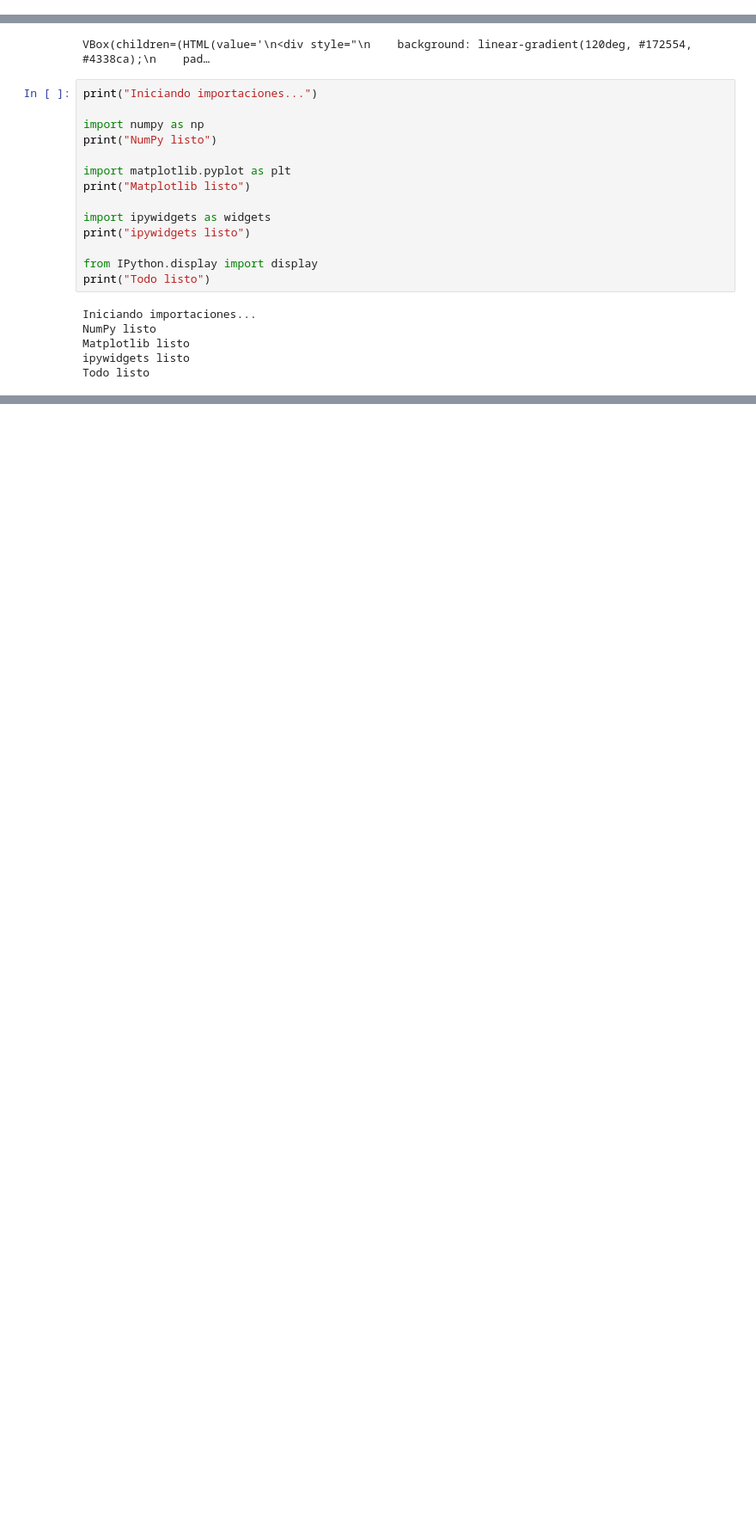
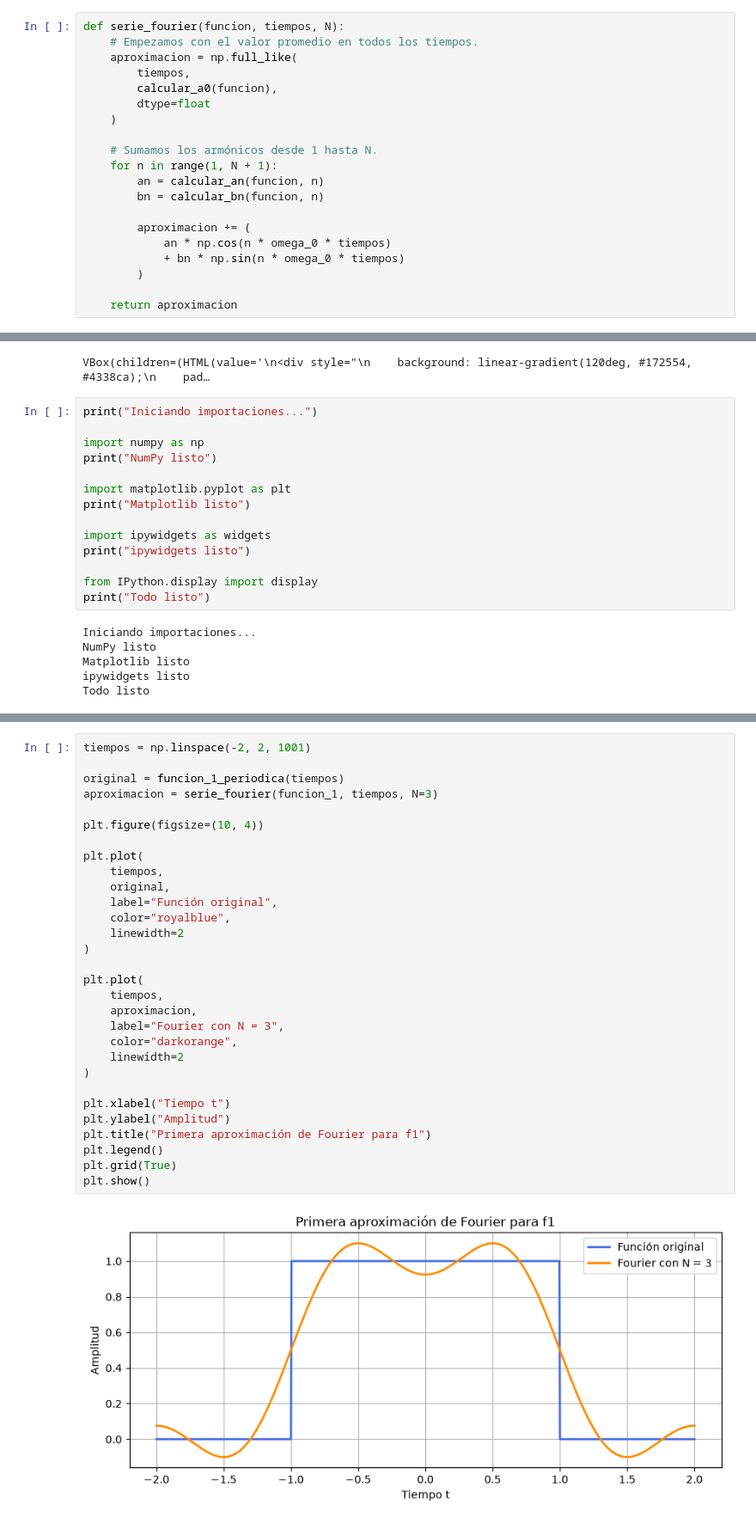
Before and after one commit to TonyPapadopolo/final_proj_mate_6, a Jupyter notebook: notebooks/Parte_A_Fourier.ipynb, the cells around one changed output, grey strips where cells are left out. Shown at 86% size. Cells and saved outputs as stored; diff of their text form; blank space fills up the shorter version.

```diff
--- a/notebooks/Parte_A_Fourier.ipynb
+++ b/notebooks/Parte_A_Fourier.ipynb
@@ -126,0 +185,20 @@ Valor promedio de f2: 1.0
+# %%
+def serie_fourier(funcion, tiempos, N):
+    # Empezamos con el valor promedio en todos los tiempos.
+    aproximacion = np.full_like(
+        tiempos,
+        calcular_a0(funcion),
+        dtype=float
+    )
+
+    # Sumamos los armónicos desde 1 hasta N.
+    for n in range(1, N + 1):
+        an = calcular_an(funcion, n)
+        bn = calcular_bn(funcion, n)
+
+        aproximacion += (
+            an * np.cos(n * omega_0 * tiempos)
+            + bn * np.sin(n * omega_0 * tiempos)
+        )
+
+    return aproximacion
@@ -502,0 +846,32 @@ Todo listo
+# %%
+tiempos = np.linspace(-2, 2, 1001)
+
+original = funcion_1_periodica(tiempos)
+aproximacion = serie_fourier(funcion_1, tiempos, N=3)
+
+plt.figure(figsize=(10, 4))
+
+plt.plot(
+    tiempos,
+    original,
+    label="Función original",
+    color="royalblue",
+    linewidth=2
+)
+
+plt.plot(
+    tiempos,
+    aproximacion,
+    label="Fourier con N = 3",
+    color="darkorange",
+    linewidth=2
+)
+
+plt.xlabel("Tiempo t")
+plt.ylabel("Amplitud")
+plt.title("Primera aproximación de Fourier para f1")
+plt.legend()
+plt.grid(True)
+plt.show()
+# %% [output]
+[figure, added]
```
Also changed, not shown: parts of 17 cells of this notebook.
